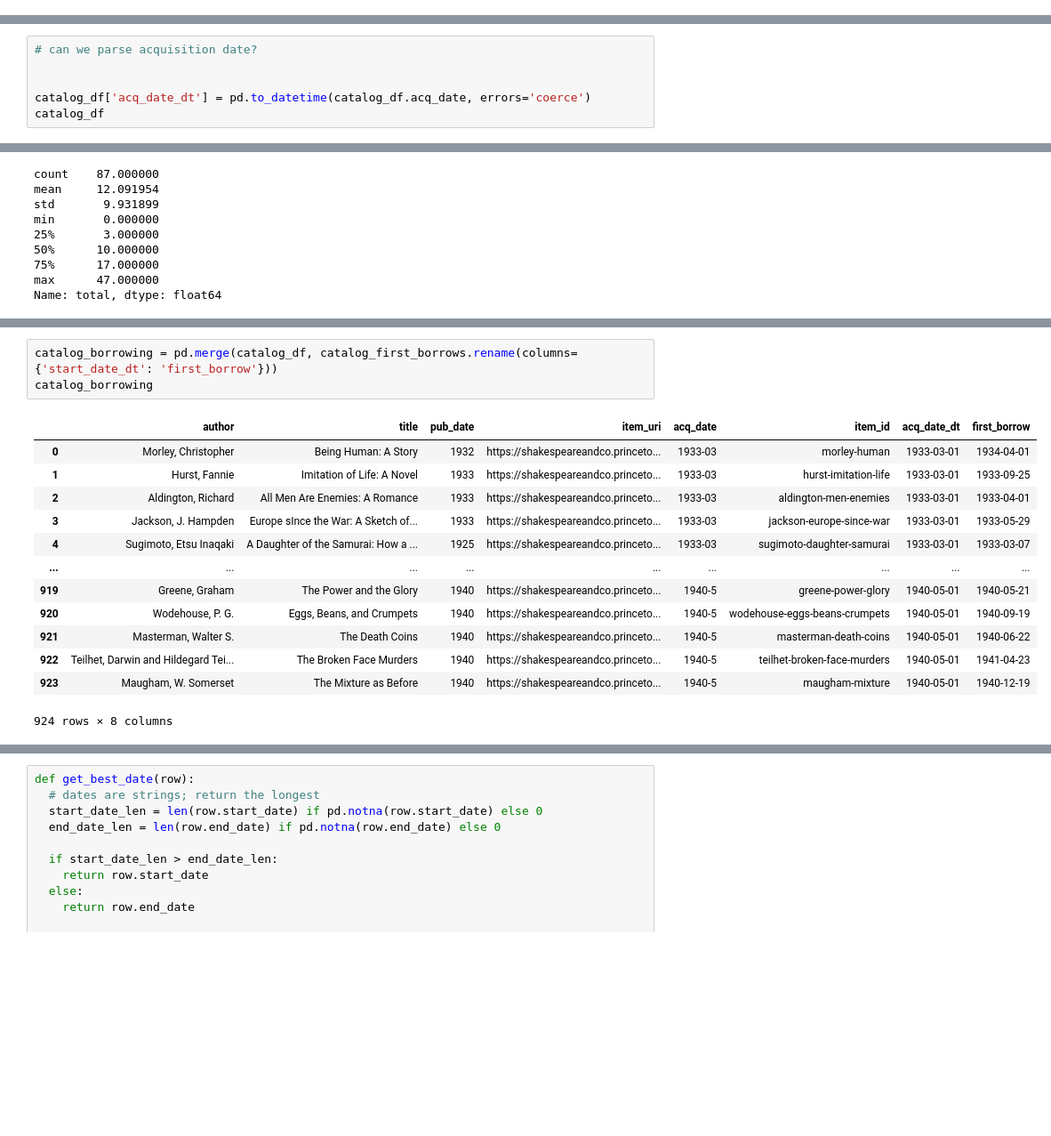
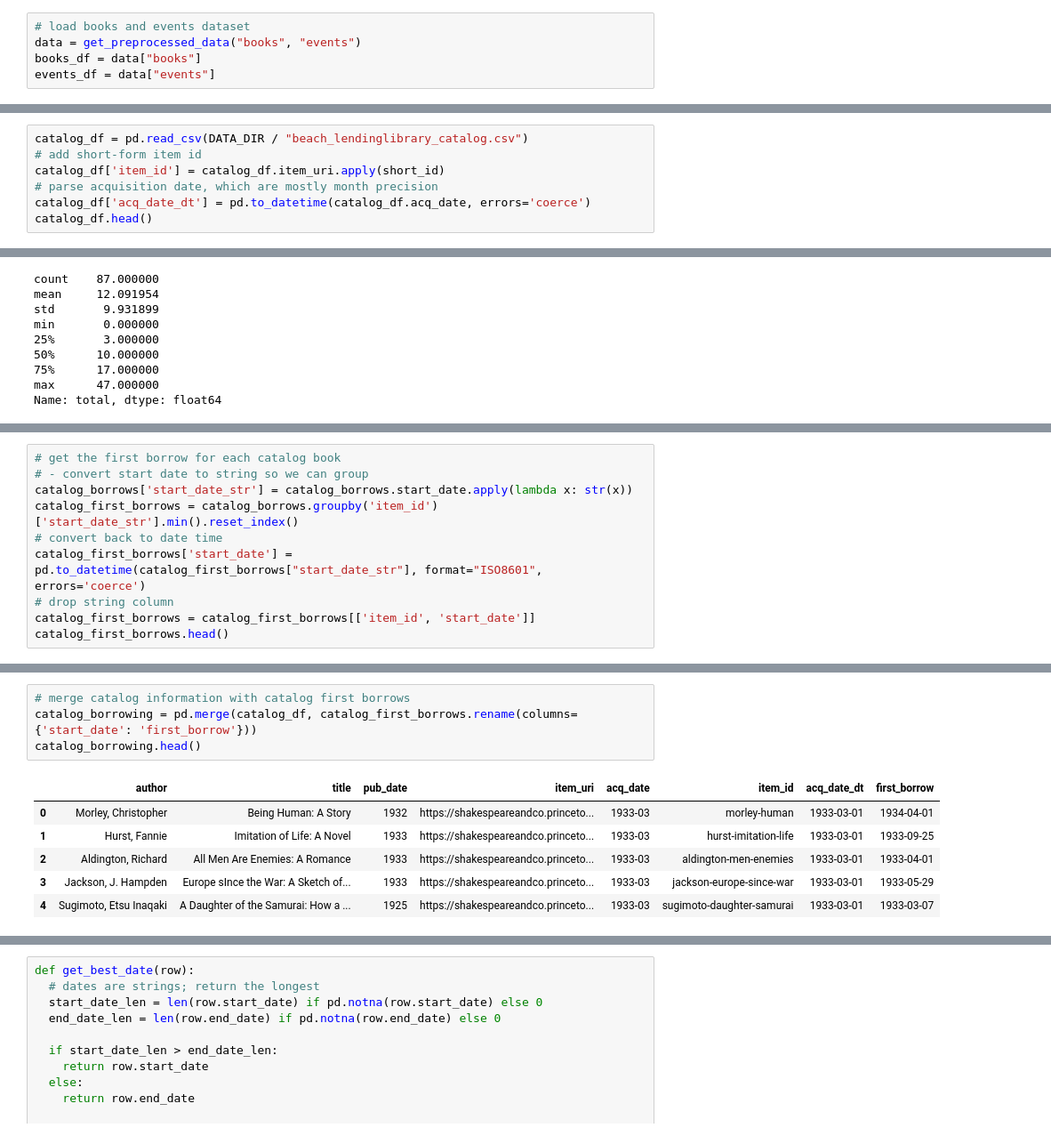
Before and after one commit to rlskoeser/shxco-missingdata-specreading, a Jupyter notebook: missing_data/BookcatalogBooksEstimate.ipynb, the cells around one changed output, grey strips where cells are left out. Shown at 89% size. Cells and saved outputs as stored; diff of their text form; blank space fills up the shorter version.

```diff
--- a/missing_data/BookcatalogBooksEstimate.ipynb
+++ b/missing_data/BookcatalogBooksEstimate.ipynb
@@ -120,0 +15,5 @@ catalog_df
+# %%
+# load books and events dataset
+data = get_preprocessed_data("books", "events")
+books_df = data["books"]
+events_df = data["events"]
@@ -121,9 +59,10 @@ catalog_df
 # %%
-# can we parse acquisition date?
-
-
+catalog_df = pd.read_csv(DATA_DIR / "beach_lendinglibrary_catalog.csv")
+# add short-form item id
+catalog_df['item_id'] = catalog_df.item_uri.apply(short_id)
+# parse acquisition date, which are mostly month precision
 catalog_df['acq_date_dt'] = pd.to_datetime(catalog_df.acq_date, errors='coerce')
-catalog_df
+catalog_df.head()
 # %% [output]
 |  | author | title | pub_date | item_uri | acq_date | item_id | acq_date_dt |
 | 0 | Morley, Christopher | Being Human: A Story | 1932 | https://shakespeareandco.princeto... | 1933-03 | morley-human | 1933-03-01 |
@@ -314,0 +195,10 @@ catalog_first_borrows
+# %%
+# get the first borrow for each catalog book
+# - convert start date to string so we can group
+catalog_borrows['start_date_str'] = catalog_borrows.start_date.apply(lambda x: str(x))
+catalog_first_borrows = catalog_borrows.groupby('item_id')['start_date_str'].min().reset_index()
+# convert back to date time
+catalog_first_borrows['start_date'] = pd.to_datetime(catalog_first_borrows["start_date_str"], format="ISO8601", errors='coerce')
+# drop string column
+catalog_first_borrows = catalog_first_borrows[['item_id', 'start_date']]
+catalog_first_borrows.head()
@@ -315,17 +212,11 @@ catalog_first_borrows
 # %%
-catalog_borrowing = pd.merge(catalog_df, catalog_first_borrows.rename(columns={'start_date_dt': 'first_borrow'}))
-catalog_borrowing
+# merge catalog information with catalog first borrows
+catalog_borrowing = pd.merge(catalog_df, catalog_first_borrows.rename(columns={'start_date': 'first_borrow'}))
+catalog_borrowing.head()
 # %% [output]
 |  | author | title | pub_date | item_uri | acq_date | item_id | acq_date_dt | first_borrow |
 | 0 | Morley, Christopher | Being Human: A Story | 1932 | https://shakespeareandco.princeto... | 1933-03 | morley-human | 1933-03-01 | 1934-04-01 |
 | 1 | Hurst, Fannie | Imitation of Life: A Novel | 1933 | https://shakespeareandco.princeto... | 1933-03 | hurst-imitation-life | 1933-03-01 | 1933-09-25 |
 | 2 | Aldington, Richard | All Men Are Enemies: A Romance | 1933 | https://shakespeareandco.princeto... | 1933-03 | aldington-men-enemies | 1933-03-01 | 1933-04-01 |
 | 3 | Jackson, J. Hampden | Europe sInce the War: A Sketch of... | 1933 | https://shakespeareandco.princeto... | 1933-03 | jackson-europe-since-war | 1933-03-01 | 1933-05-29 |
 | 4 | Sugimoto, Etsu Inaqaki | A Daughter of the Samurai: How a ... | 1925 | https://shakespeareandco.princeto... | 1933-03 | sugimoto-daughter-samurai | 1933-03-01 | 1933-03-07 |
-| ... | ... | ... | ... | ... | ... | ... | ... | ... |
-| 919 | Greene, Graham | The Power and the Glory | 1940 | https://shakespeareandco.princeto... | 1940-5 | greene-power-glory | 1940-05-01 | 1940-05-21 |
-| 920 | Wodehouse, P. G. | Eggs, Beans, and Crumpets | 1940 | https://shakespeareandco.princeto... | 1940-5 | wodehouse-eggs-beans-crumpets | 1940-05-01 | 1940-09-19 |
-| 921 | Masterman, Walter S. | The Death Coins | 1940 | https://shakespeareandco.princeto... | 1940-5 | masterman-death-coins | 1940-05-01 | 1940-06-22 |
-| 922 | Teilhet, Darwin and Hildegard Tei... | The Broken Face Murders | 1940 | https://shakespeareandco.princeto... | 1940-5 | teilhet-broken-face-murders | 1940-05-01 | 1941-04-23 |
-| 923 | Maugham, W. Somerset | The Mixture as Before | 1940 | https://shakespeareandco.princeto... | 1940-5 | maugham-mixture | 1940-05-01 | 1940-12-19 |
-924 rows × 8 columns
```
Also changed, not shown: parts of 62 cells of this notebook, 4 other files.
